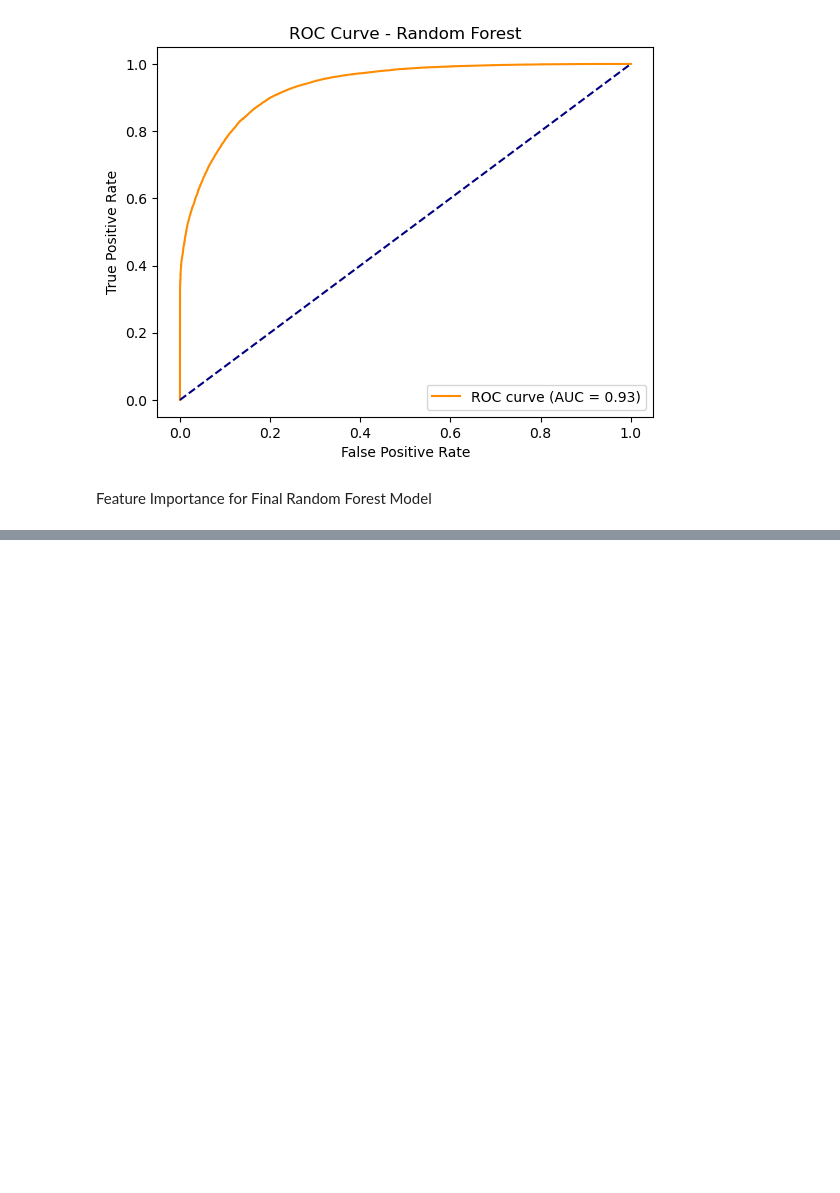
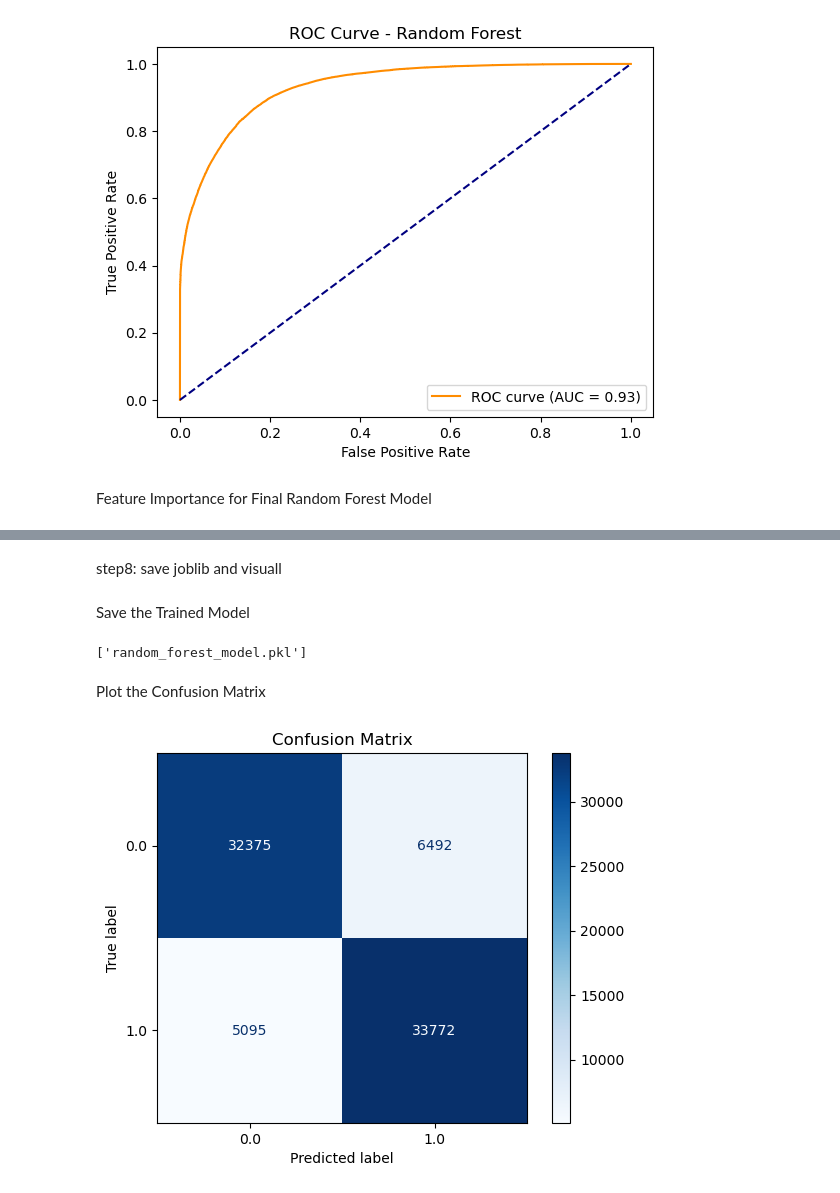
Before and after one commit to najmul19/diabetics_classification_from_daily_activities, a Jupyter notebook: diabatics/diabetics_classification_from_daily_activities.ipynb, the cells around one changed output, grey strips where cells are left out. Drawn from its saved outputs; the diff is of its cells as text; code cells hidden in the pictures; blank space fills up the shorter version.

```diff
--- a/diabatics/diabetics_classification_from_daily_activities.ipynb
+++ b/diabatics/diabetics_classification_from_daily_activities.ipynb
@@ -1411,0 +1426,22 @@ plt.show()
+# %% [markdown]
+step8: save joblib and visuall
+# %% [markdown]
+Save the Trained Model
+# %%
+import joblib
+
+#Save the model
+joblib.dump(final_rf, 'random_forest_model.pkl')
+# %% [output]
+['random_forest_model.pkl']
+# %% [markdown]
+Plot the Confusion Matrix
+# %%
+#import
+from sklearn.metrics import ConfusionMatrixDisplay
+#display
+ConfusionMatrixDisplay.from_estimator(final_rf, X_test, y_test, cmap='Blues')
+plt.title("Confusion Matrix")
+plt.show()
+# %% [output]
+[figure, added]
```
Also changed, not shown: parts of 9 cells of this notebook.
